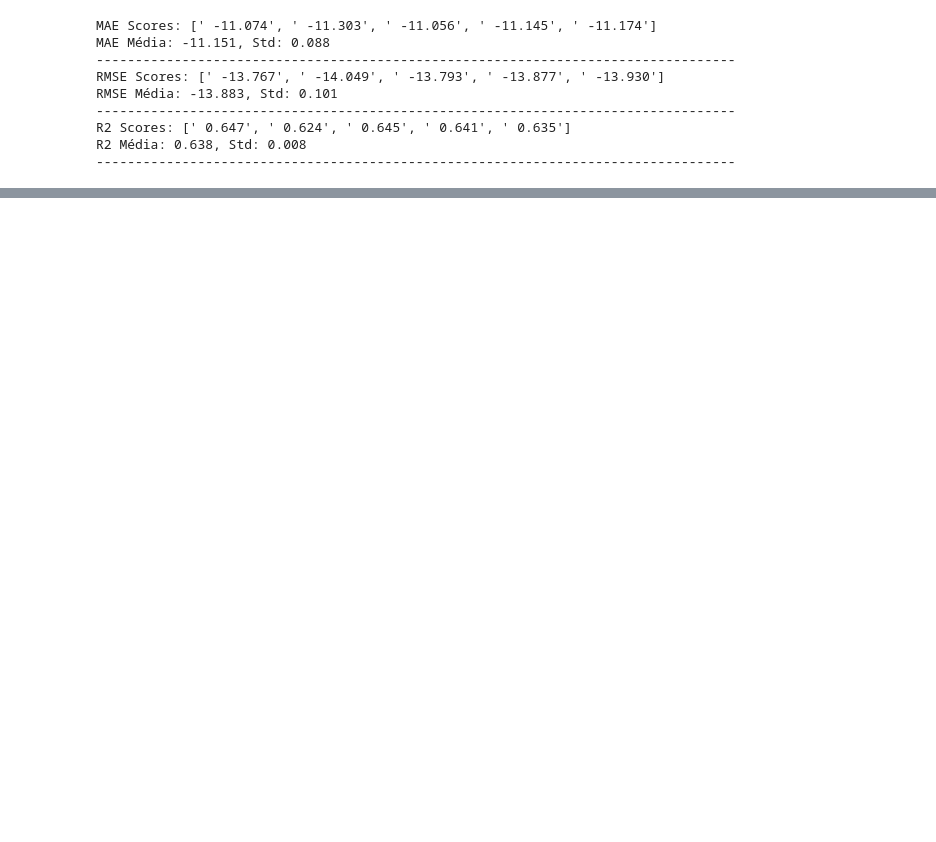
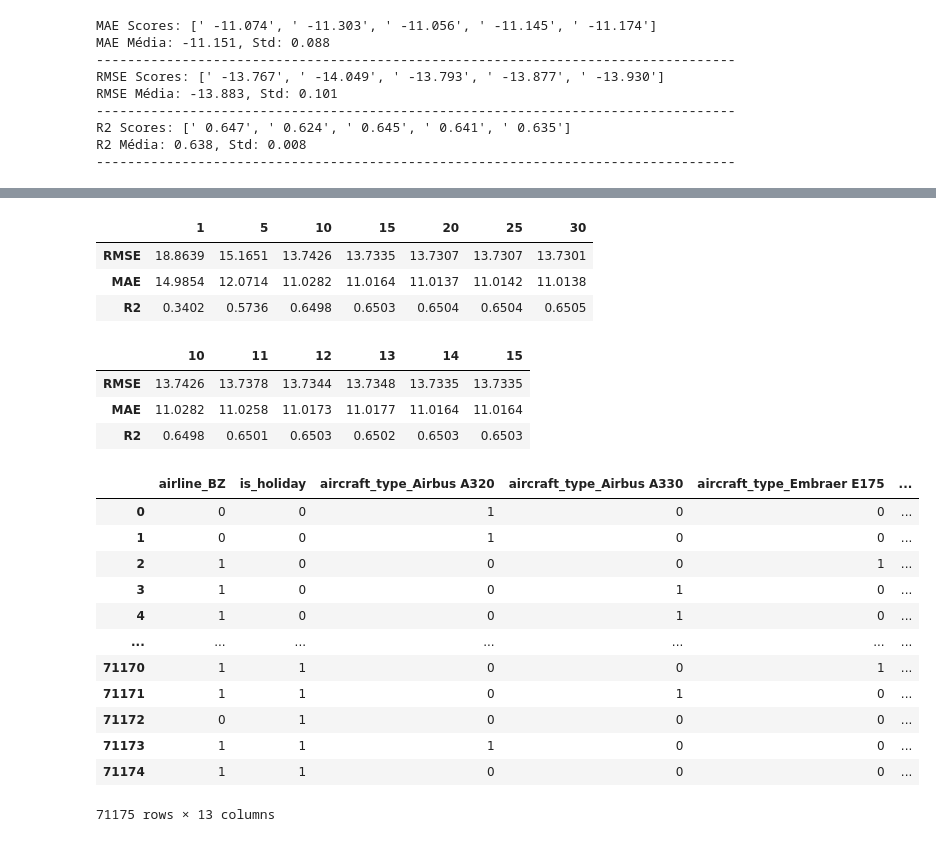
Before and after one commit to rafaelreisramos/oracle-one, a Jupyter notebook: ia-aumentada-prevendo-atrasos-voos/modelo_atraso_voo.ipynb, the cells around one changed output, grey strips where cells are left out. Cells and saved outputs as stored; diff of their text form; code cells hidden in the pictures; blank space fills up the shorter version.

```diff
--- a/ia-aumentada-prevendo-atrasos-voos/modelo_atraso_voo.ipynb
+++ b/ia-aumentada-prevendo-atrasos-voos/modelo_atraso_voo.ipynb
@@ -563,0 +591,4 @@ R2 Média: 0.638, Std: 0.008
+# %%
+importances = model_rf.feature_importances_
+feature_importances = pd.DataFrame({'Features': X.columns, 'Importances': importances}).sort_values('Importances', ascending=False)
+feature_importances
@@ -563,0 +613,64 @@ R2 Média: 0.638, Std: 0.008
+# %%
+results_df = pd.DataFrame(index=['RMSE', 'MAE', 'R2'])
+
+model_selected_features = RandomForestRegressor(random_state=42, max_depth=5)
+
+for count in [1, 5, 10, 15, 20, 25, 30]:
+    selected_features = feature_importances['Features'].values[:count]
+
+    X_train_selected = X_train[selected_features]
+    X_test_selected = X_test[selected_features]
+
+    model_selected_features.fit(X_train_selected, y_train)
+    y_pred = model_selected_features.predict(X_test_selected)
+
+    metricas = calcular_metricas_regressao(y_test, y_pred)
+    results_df[count] = list(metricas.values())
+
+results_df
+# %% [output]
+|  | 1 | 5 | 10 | 15 | 20 | 25 | 30 |
+| RMSE | 18.8639 | 15.1651 | 13.7426 | 13.7335 | 13.7307 | 13.7307 | 13.7301 |
+| MAE | 14.9854 | 12.0714 | 11.0282 | 11.0164 | 11.0137 | 11.0142 | 11.0138 |
+| R2 | 0.3402 | 0.5736 | 0.6498 | 0.6503 | 0.6504 | 0.6504 | 0.6505 |
+# %%
+results_df = pd.DataFrame(index=['RMSE', 'MAE', 'R2'])
+
+model_selected_features = RandomForestRegressor(random_state=42, max_depth=5)
+
+for count in range(10, 16):
+    selected_features = feature_importances['Features'].values[:count]
+
+    X_train_selected = X_train[selected_features]
+    X_test_selected = X_test[selected_features]
+
+    model_selected_features.fit(X_train_selected, y_train)
+    y_pred = model_selected_features.predict(X_test_selected)
+
+    metricas = calcular_metricas_regressao(y_test, y_pred)
+    results_df[count] = list(metricas.values())
+
+results_df
+# %% [output]
+|  | 10 | 11 | 12 | 13 | 14 | 15 |
+| RMSE | 13.7426 | 13.7378 | 13.7344 | 13.7348 | 13.7335 | 13.7335 |
+| MAE | 11.0282 | 11.0258 | 11.0173 | 11.0177 | 11.0164 | 11.0164 |
+| R2 | 0.6498 | 0.6501 | 0.6503 | 0.6502 | 0.6503 | 0.6503 |
+# %%
+selected_features = feature_importances['Features'].values[:13]
+X_selected_features = X[selected_features]
+X_selected_features
+# %% [output]
+|  | airline_BZ | is_holiday | aircraft_type_Airbus A320 | aircraft_type_Airbus A330 | aircraft_type_Embraer E175 | ... |
+| 0 | 0 | 0 | 1 | 0 | 0 | ... |
+| 1 | 0 | 0 | 1 | 0 | 0 | ... |
+| 2 | 1 | 0 | 0 | 0 | 1 | ... |
+| 3 | 1 | 0 | 0 | 1 | 0 | ... |
+| 4 | 1 | 0 | 0 | 1 | 0 | ... |
+| ... | ... | ... | ... | ... | ... | ... |
+| 71170 | 1 | 1 | 0 | 0 | 1 | ... |
+| 71171 | 1 | 1 | 0 | 1 | 0 | ... |
+| 71172 | 0 | 1 | 0 | 0 | 0 | ... |
+| 71173 | 1 | 1 | 1 | 0 | 0 | ... |
+| 71174 | 1 | 1 | 0 | 0 | 0 | ... |
+71175 rows × 13 columns
```
Also changed, not shown: parts of 15 cells of this notebook.
